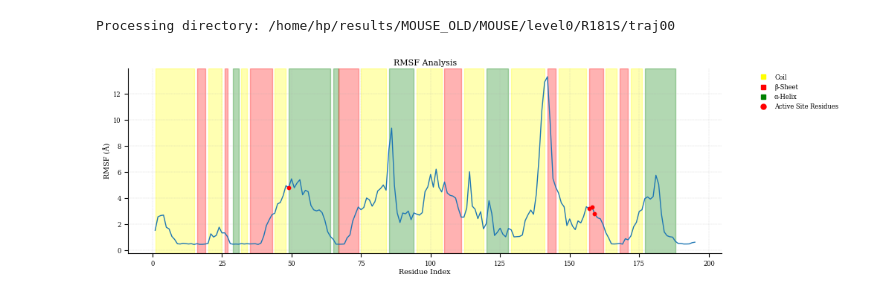
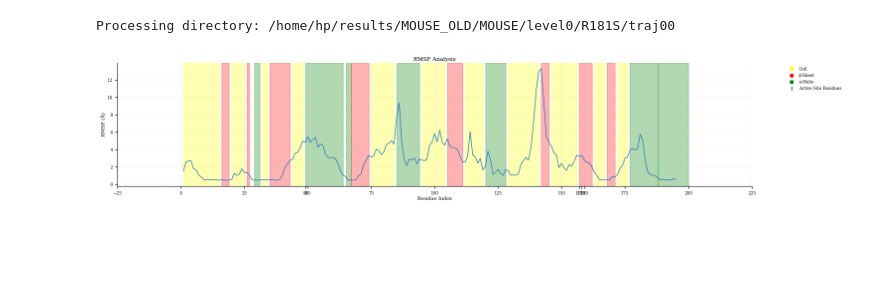
Before and after one commit to ND7996/GPX6, a Jupyter notebook: analysis/structure_analysis/rmsd_rmsf.ipynb, the cells around one changed output. Cells and saved outputs as stored; diff of their text form; code cells hidden in the pictures; blank space fills up the shorter version.

```diff
--- a/analysis/structure_analysis/rmsd_rmsf.ipynb
+++ b/analysis/structure_analysis/rmsd_rmsf.ipynb
@@ -98,7 +98,7 @@ rcParams.update({
     "xtick.labelsize": 6,
     "ytick.labelsize": 6,
     "lines.linewidth": 1,
-    "figure.figsize": (10, 3),
+    "figure.figsize": (15, 3),
     "axes.spines.top": False,
     "axes.spines.right": False
 })
@@ -112,10 +112,10 @@ pdb_file = "/home/hp/results/MOUSE_OLD/MOUSE/level0/R181S/minim/minim.pdb"
 # Define the color scheme
 colors = ["#1f77b4", "#ff7f0e", "#2ca02c"]
 
-# Active site residues to highlight
+# Active site residues to highlight as x-ticks
 active_site_residues = {49, 157, 158, 159}
 
-# Secondary Structure Annotations (Original Colors)
+# Secondary Structure Annotations
 ss_regions = [
     (1, 15, 'yellow', "Coil"),
     (16, 19, 'red', "β-Sheet"),
@@ -142,6 +142,7 @@ ss_regions = [
     (168, 171, 'red', ""),
     (172, 176, 'yellow', ""),
     (177, 188, 'green', ""),
+    (188, 200, 'green', ""),
 ]
 
 if not os.path.exists(pdb_file):
@@ -183,11 +184,6 @@ for i, data_path in enumerate(directories):
     # Plot RMSF
     plt.plot(residue_indices, rmsf_angstroms, label=folder_name, color=colors[i % len(colors)])
 
-    # Mark active site residues with small dots (no labels)
-    for resid, rmsf_value in zip(residue_indices, rmsf_angstroms):
-        if resid in active_site_residues:
-            plt.scatter(resid, rmsf_value, color='red', s=10, zorder=3)
-
 # Add secondary structure regions
 for start, end, color, label in ss_regions:
     plt.axvspan(start, end, zorder=0, alpha=0.3, color=color, label=label if label else None)
@@ -196,33 +192,37 @@ for start, end, color, label in ss_regions:
 legend_handles = []
 
 # Unique labels for secondary structures
 ss_labels = set()
 for start, end, color, label in ss_regions:
     if label and label not in ss_labels:
         legend_handles.append(mlines.Line2D([], [], color=color, marker='s', markersize=5, linestyle='None', label=label))
         ss_labels.add(label)
 
-# Add active site label
-active_site_legend = mlines.Line2D([], [], color='red', marker='o', markersize=5, linestyle='None', label="Active Site Residues")
+# Add active site legend (but no dots on the plot)
+active_site_legend = mlines.Line2D([], [], color='black', marker='|', markersize=6, linestyle='None', label="Active Site Residues")
 legend_handles.append(active_site_legend)
 
 # Add the legend
 plt.legend(handles=legend_handles, frameon=False, loc="upper left", bbox_to_anchor=(1.05, 1))
 
 # Axis labels and formatting
 plt.xlabel("Residue Index", labelpad=2)
 plt.ylabel("RMSF (Å)", labelpad=2)
 plt.title("RMSF Analysis", fontsize=8, pad=3)
 
 # Grid (light dashed lines)
 plt.grid(True, linestyle="--", linewidth=0.3, alpha=0.5)
 
+# Ensure active site residues appear as x-ticks
+xticks = sorted(set(list(plt.xticks()[0]) + list(active_site_residues)))
+plt.xticks(xticks)
+
 # Tight layout for JACS formatting
 plt.tight_layout(pad=0.5)
 
 # Save and show
 # plt.savefig("/home/hp/results/MOUSE_OLD/MOUSE/level0/R181S/traj00/output.pdf", format="pdf", dpi=600)
 plt.show()
 # %% [output]
 Processing directory: /home/hp/results/MOUSE_OLD/MOUSE/level0/R181S/traj00
-[figure, old version]
+[figure, new version]
```
Also changed, not shown: parts of 1 cell of this notebook, 1 other file.
